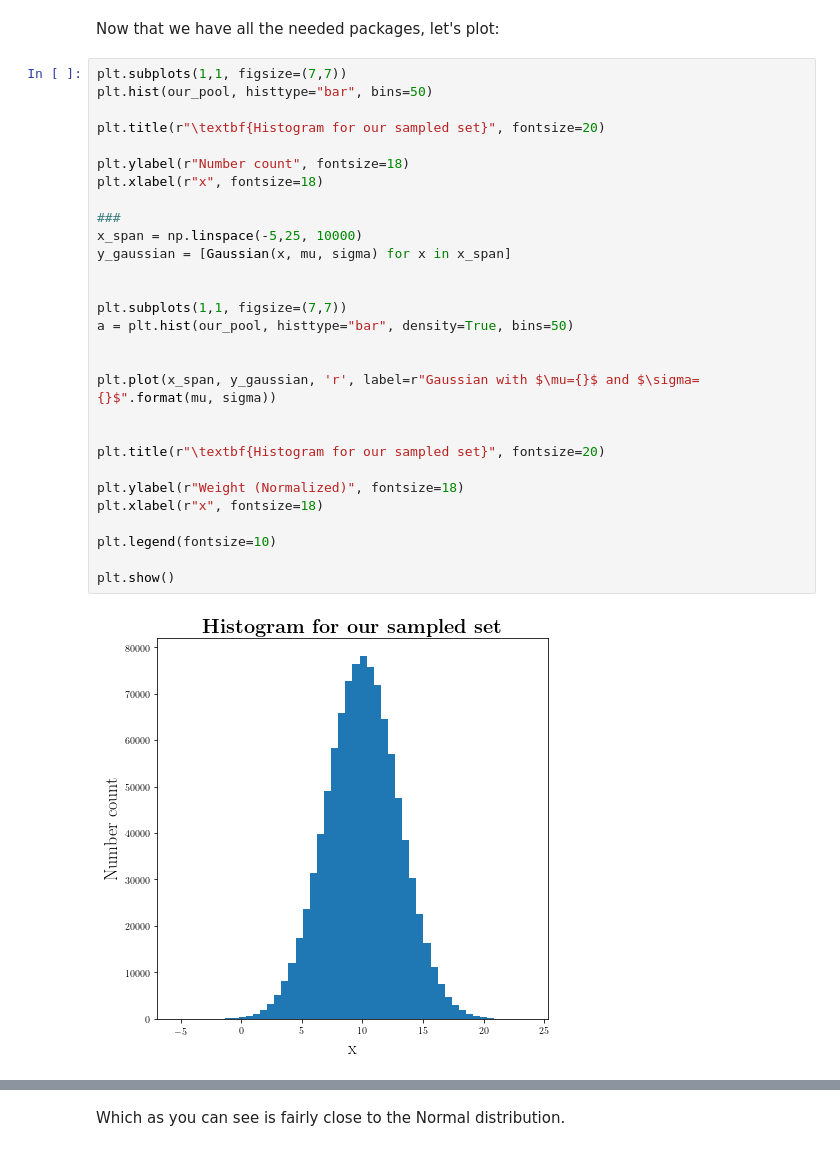
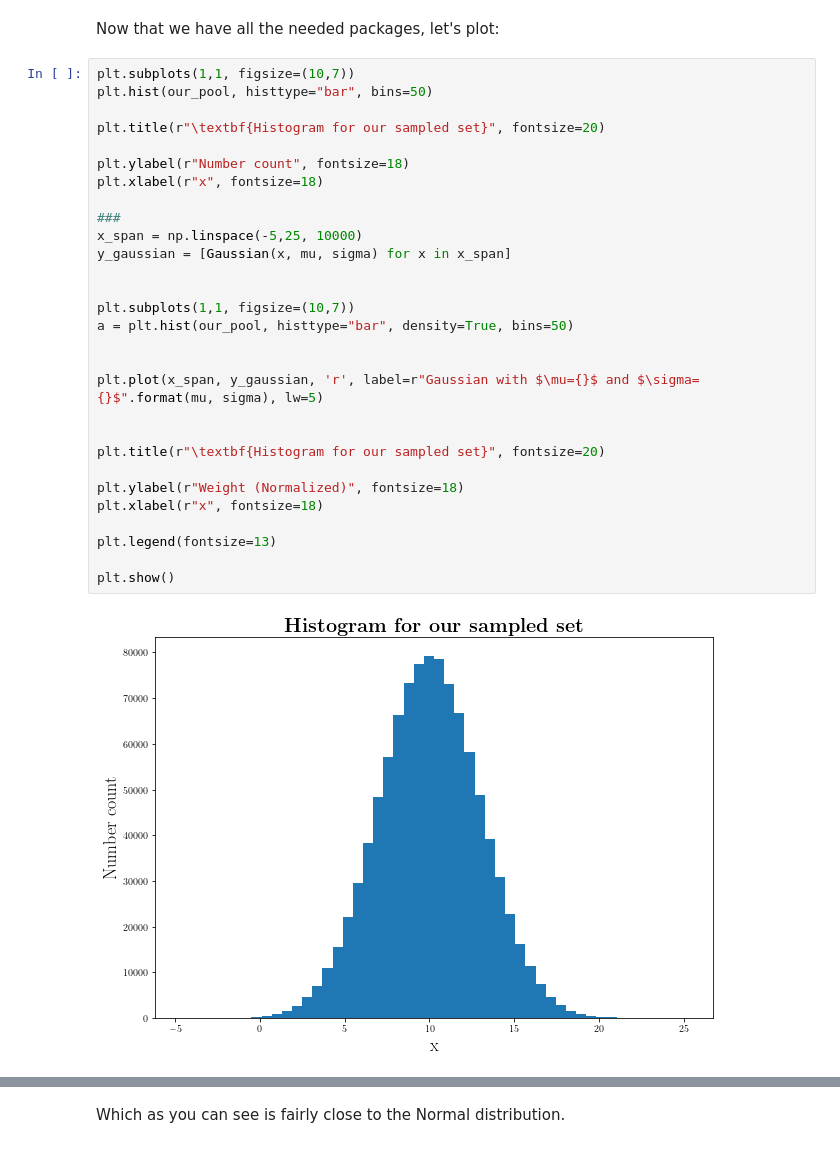
Before and after one commit to abtinshahidi/Foundation_applied_machine_learning, a Jupyter notebook: notebooks/week4/week4.ipynb, the cells around one changed output, grey strips where cells are left out. Cells and saved outputs as stored; diff of their text form.

```diff
--- a/notebooks/week4/week4.ipynb
+++ b/notebooks/week4/week4.ipynb
@@ -39,33 +39,33 @@ plt.rc('font', family='serif')
 # %% [markdown]
 Now that we have all the needed packages, let's plot:
 # %%
-plt.subplots(1,1, figsize=(7,7))
+plt.subplots(1,1, figsize=(10,7))
 plt.hist(our_pool, histtype="bar", bins=50)
 
 plt.title(r"\textbf{Histogram for our sampled set}", fontsize=20)
 
 plt.ylabel(r"Number count", fontsize=18)
 plt.xlabel(r"x", fontsize=18)
 
 ###
 x_span = np.linspace(-5,25, 10000)
 y_gaussian = [Gaussian(x, mu, sigma) for x in x_span]
 
 
-plt.subplots(1,1, figsize=(7,7))
+plt.subplots(1,1, figsize=(10,7))
 a = plt.hist(our_pool, histtype="bar", density=True, bins=50)
 
 
-plt.plot(x_span, y_gaussian, 'r', label=r"Gaussian with $\mu={}$ and $\sigma={}$".format(mu, sigma))
+plt.plot(x_span, y_gaussian, 'r', label=r"Gaussian with $\mu={}$ and $\sigma={}$".format(mu, sigma), lw=5)
 
 
 plt.title(r"\textbf{Histogram for our sampled set}", fontsize=20)
 
 plt.ylabel(r"Weight (Normalized)", fontsize=18)
 plt.xlabel(r"x", fontsize=18)
 
-plt.legend(fontsize=10)
+plt.legend(fontsize=13)
 
 plt.show()
 # %% [output]
-[figure, old version]
+[figure, new version]
```
Also changed, not shown: parts of 32 cells of this notebook.
